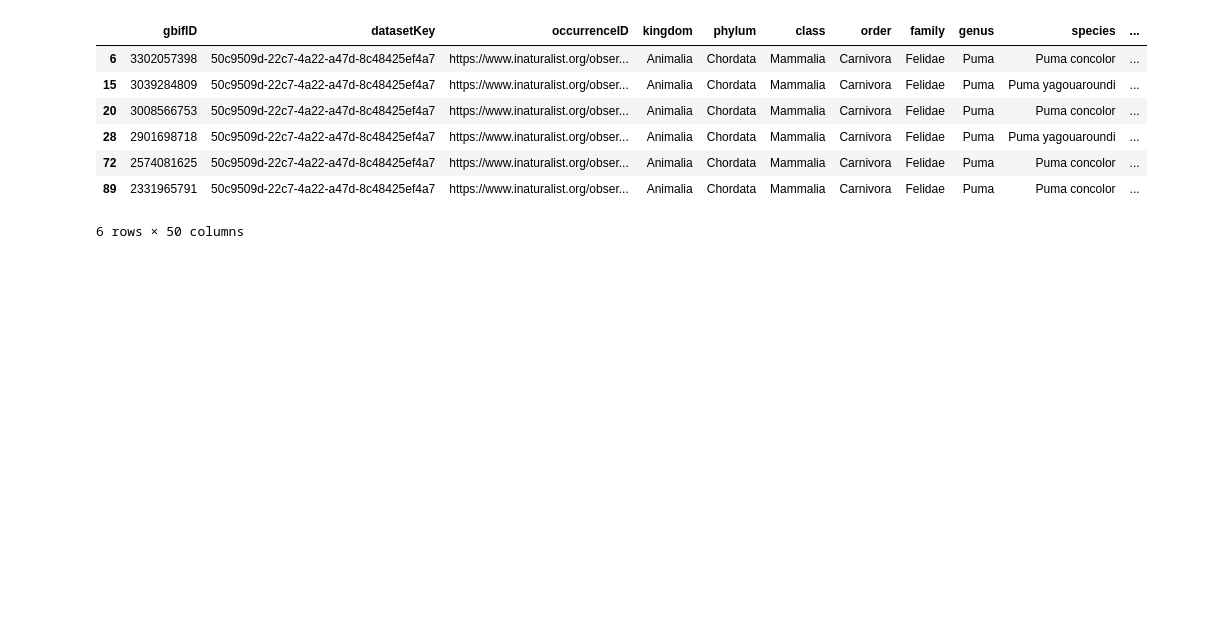
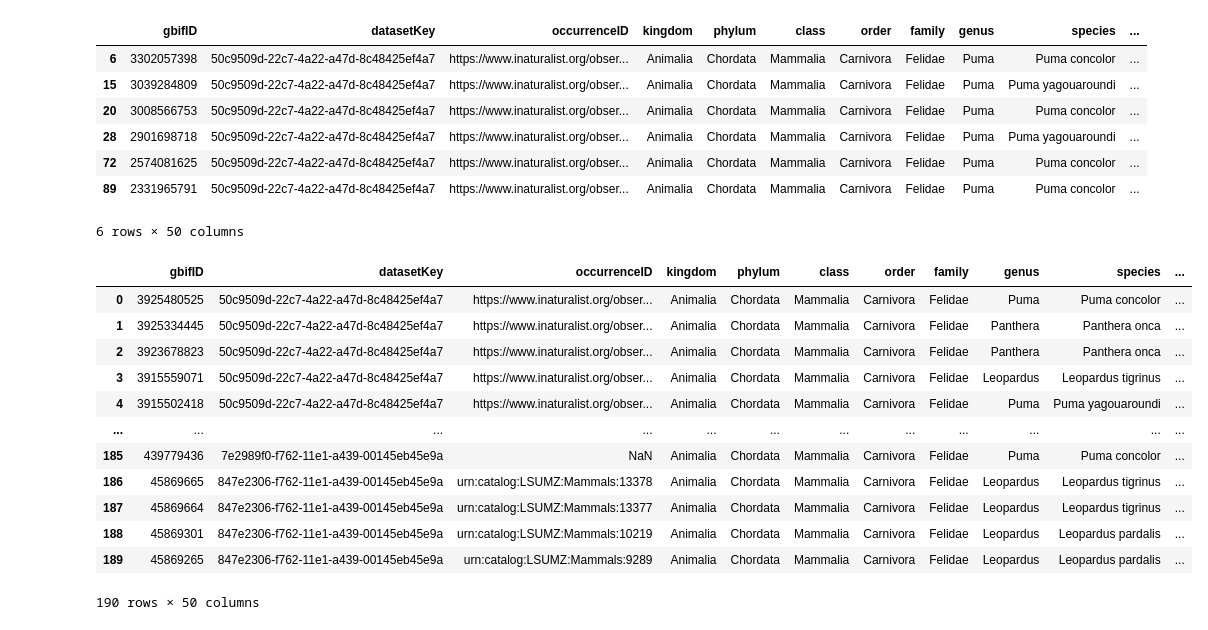
Before and after one commit to David-young99/ClasesPrograSIG, a Jupyter notebook: Clases Panda (librería).ipynb, the cells around one changed output. Drawn from its saved outputs; the diff is of its cells as text; code cells hidden in the pictures; blank space fills up the shorter version.

```diff
--- a/Clases Panda (librería).ipynb
+++ b/Clases Panda (librería).ipynb
@@ -218,3 +218,20 @@ pumas_guanacos
 | 72 | 2574081625 | 50c9509d-22c7-4a22-a47d-8c48425ef4a7 | https://www.inaturalist.org/obser... | Animalia | Chordata | Mammalia | Carnivora | Felidae | Puma | Puma concolor | ... |
 | 89 | 2331965791 | 50c9509d-22c7-4a22-a47d-8c48425ef4a7 | https://www.inaturalist.org/obser... | Animalia | Chordata | Mammalia | Carnivora | Felidae | Puma | Puma concolor | ... |
 6 rows × 50 columns
+# %%
+fel = pd.read_csv("datos/fel.csv", sep="\t")
+fel
+# %% [output]
+|  | gbifID | datasetKey | occurrenceID | kingdom | phylum | class | order | family | genus | species | ... |
+| 0 | 3925480525 | 50c9509d-22c7-4a22-a47d-8c48425ef4a7 | https://www.inaturalist.org/obser... | Animalia | Chordata | Mammalia | Carnivora | Felidae | Puma | Puma concolor | ... |
+| 1 | 3925334445 | 50c9509d-22c7-4a22-a47d-8c48425ef4a7 | https://www.inaturalist.org/obser... | Animalia | Chordata | Mammalia | Carnivora | Felidae | Panthera | Panthera onca | ... |
+| 2 | 3923678823 | 50c9509d-22c7-4a22-a47d-8c48425ef4a7 | https://www.inaturalist.org/obser... | Animalia | Chordata | Mammalia | Carnivora | Felidae | Panthera | Panthera onca | ... |
+| 3 | 3915559071 | 50c9509d-22c7-4a22-a47d-8c48425ef4a7 | https://www.inaturalist.org/obser... | Animalia | Chordata | Mammalia | Carnivora | Felidae | Leopardus | Leopardus tigrinus | ... |
+| 4 | 3915502418 | 50c9509d-22c7-4a22-a47d-8c48425ef4a7 | https://www.inaturalist.org/obser... | Animalia | Chordata | Mammalia | Carnivora | Felidae | Puma | Puma yagouaroundi | ... |
+| ... | ... | ... | ... | ... | ... | ... | ... | ... | ... | ... | ... |
+| 185 | 439779436 | 7e2989f0-f762-11e1-a439-00145eb45e9a | NaN | Animalia | Chordata | Mammalia | Carnivora | Felidae | Puma | Puma concolor | ... |
+| 186 | 45869665 | 847e2306-f762-11e1-a439-00145eb45e9a | urn:catalog:LSUMZ:Mammals:13378 | Animalia | Chordata | Mammalia | Carnivora | Felidae | Leopardus | Leopardus tigrinus | ... |
+| 187 | 45869664 | 847e2306-f762-11e1-a439-00145eb45e9a | urn:catalog:LSUMZ:Mammals:13377 | Animalia | Chordata | Mammalia | Carnivora | Felidae | Leopardus | Leopardus tigrinus | ... |
+| 188 | 45869301 | 847e2306-f762-11e1-a439-00145eb45e9a | urn:catalog:LSUMZ:Mammals:10219 | Animalia | Chordata | Mammalia | Carnivora | Felidae | Leopardus | Leopardus pardalis | ... |
+| 189 | 45869265 | 847e2306-f762-11e1-a439-00145eb45e9a | urn:catalog:LSUMZ:Mammals:9289 | Animalia | Chordata | Mammalia | Carnivora | Felidae | Leopardus | Leopardus pardalis | ... |
+190 rows × 50 columns
```
Also changed, not shown: parts of 1 cell of this notebook, 4 other files.
